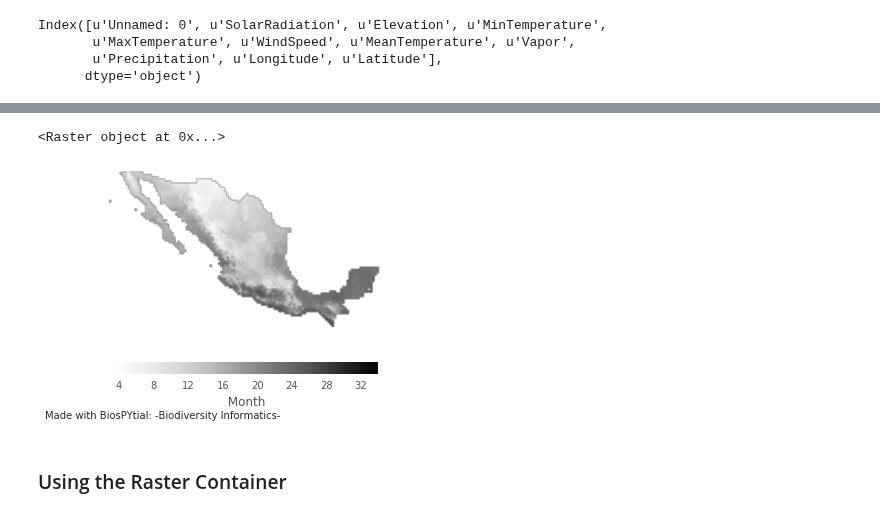
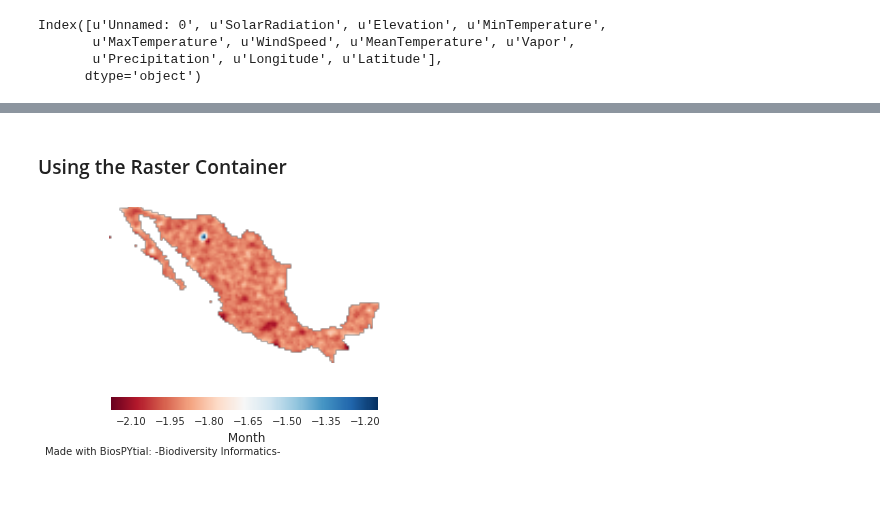
Before and after one commit to molgor/biospytial, a Jupyter notebook: ipython-notebooks/demos/statistical_models/binomial_examples/Binomial-PyMC3-minimal.ipynb, the cells around one changed output, grey strips where cells are left out. Drawn from its saved outputs; the diff is of its cells as text; code cells hidden in the pictures.

```diff
--- a/ipython-notebooks/demos/statistical_models/binomial_examples/Binomial-PyMC3-minimal.ipynb
+++ b/ipython-notebooks/demos/statistical_models/binomial_examples/Binomial-PyMC3-minimal.ipynb
@@ -195,20 +191,10 @@ from mesh.models import MexMesh
-# %%
-Mexico = Country.objects.filter(name__contains="exico").get()
-mexican_cells = MexMesh.objects.filter(cell__intersects=Mexico.geom)
-elevation = RasterData(rastermodelinstance=MeanTemperature,border=Mexico.geom)
-#Rescale to fit same number of pixels
-pixel_size = 0.25
-elevation.rescale(pixel_size)
-# %% [output]
-<Raster object at 0x...>
-# %%
-elevation.display_field(origin='Lower')
-# %% [output]
-[figure, removed]
 # %%
 predicted_data = predictions.mean_sample.values
 # %% [markdown]
 ### Using the Raster Container
 # %%
-presences_of_something = RasterContainer(predicted_data,use_metadata_from=elevation.rasterdata)
+mean_presences_of_something = RasterContainer(predicted_data,use_metadata_from=elevation.rasterdata)
+mean_presences_of_something.display_field(band=1,origin='Lower',cmap=plt.cm.RdBu)
+# %% [output]
+[figure, added]
 # %%
```
Also changed, not shown: parts of 24 cells of this notebook, 3 other files.
